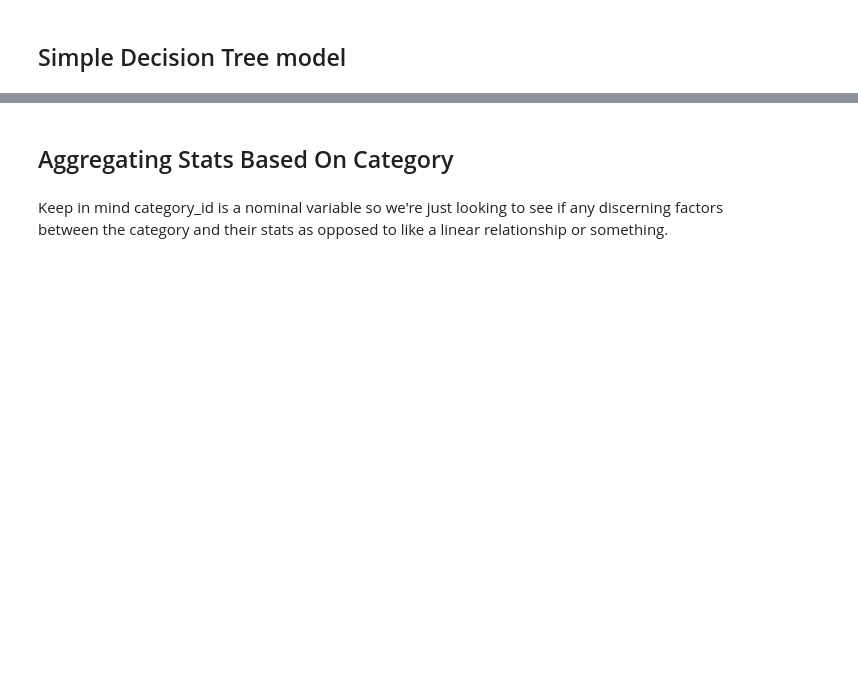
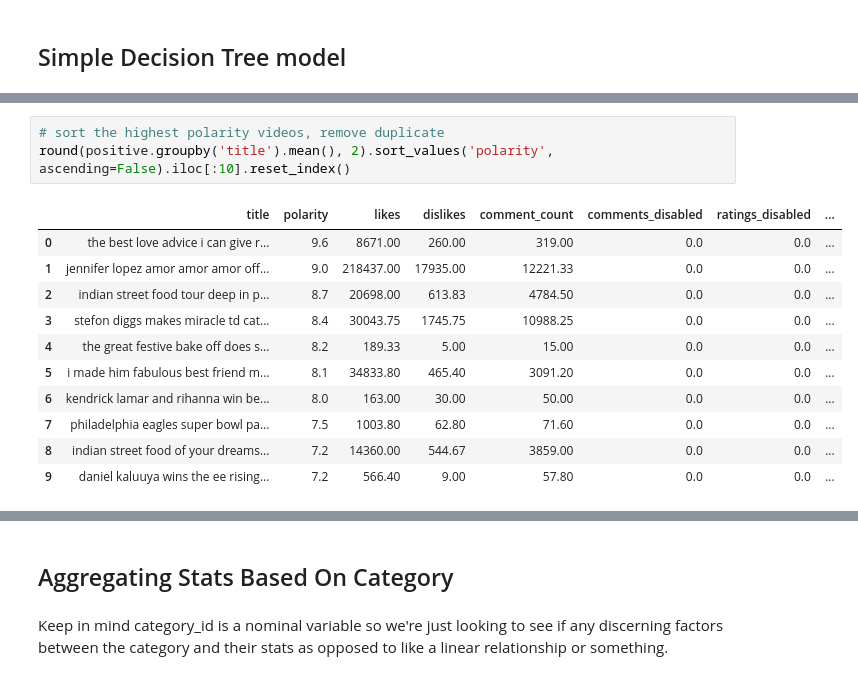
Before and after one commit to annyoo96/YoutubeTrendingClassifier, a Jupyter notebook: Tree_Joy.ipynb, the cells around one changed output, grey strips where cells are left out. Saved outputs shown, nothing was run; the diff lists cells and outputs as text; blank space fills up the shorter version.

```diff
--- a/Tree_Joy.ipynb
+++ b/Tree_Joy.ipynb
@@ -59,0 +232,15 @@ metrics.accuracy_score(y_test, y_pred)
+# %%
+# sort the highest polarity videos, remove duplicate
+round(positive.groupby('title').mean(), 2).sort_values('polarity', ascending=False).iloc[:10].reset_index()
+# %% [output]
+|  | title | polarity | likes | dislikes | comment_count | comments_disabled | ratings_disabled | ... |
+| 0 | the best love advice i can give r... | 9.6 | 8671.00 | 260.00 | 319.00 | 0.0 | 0.0 | ... |
+| 1 | jennifer lopez amor amor amor off... | 9.0 | 218437.00 | 17935.00 | 12221.33 | 0.0 | 0.0 | ... |
+| 2 | indian street food tour deep in p... | 8.7 | 20698.00 | 613.83 | 4784.50 | 0.0 | 0.0 | ... |
+| 3 | stefon diggs makes miracle td cat... | 8.4 | 30043.75 | 1745.75 | 10988.25 | 0.0 | 0.0 | ... |
+| 4 | the great festive bake off does s... | 8.2 | 189.33 | 5.00 | 15.00 | 0.0 | 0.0 | ... |
+| 5 | i made him fabulous best friend m... | 8.1 | 34833.80 | 465.40 | 3091.20 | 0.0 | 0.0 | ... |
+| 6 | kendrick lamar and rihanna win be... | 8.0 | 163.00 | 30.00 | 50.00 | 0.0 | 0.0 | ... |
+| 7 | philadelphia eagles super bowl pa... | 7.5 | 1003.80 | 62.80 | 71.60 | 0.0 | 0.0 | ... |
+| 8 | indian street food of your dreams... | 7.2 | 14360.00 | 544.67 | 3859.00 | 0.0 | 0.0 | ... |
+| 9 | daniel kaluuya wins the ee rising... | 7.2 | 566.40 | 9.00 | 57.80 | 0.0 | 0.0 | ... |
```
Also changed, not shown: parts of 29 cells of this notebook, 1 other file.
